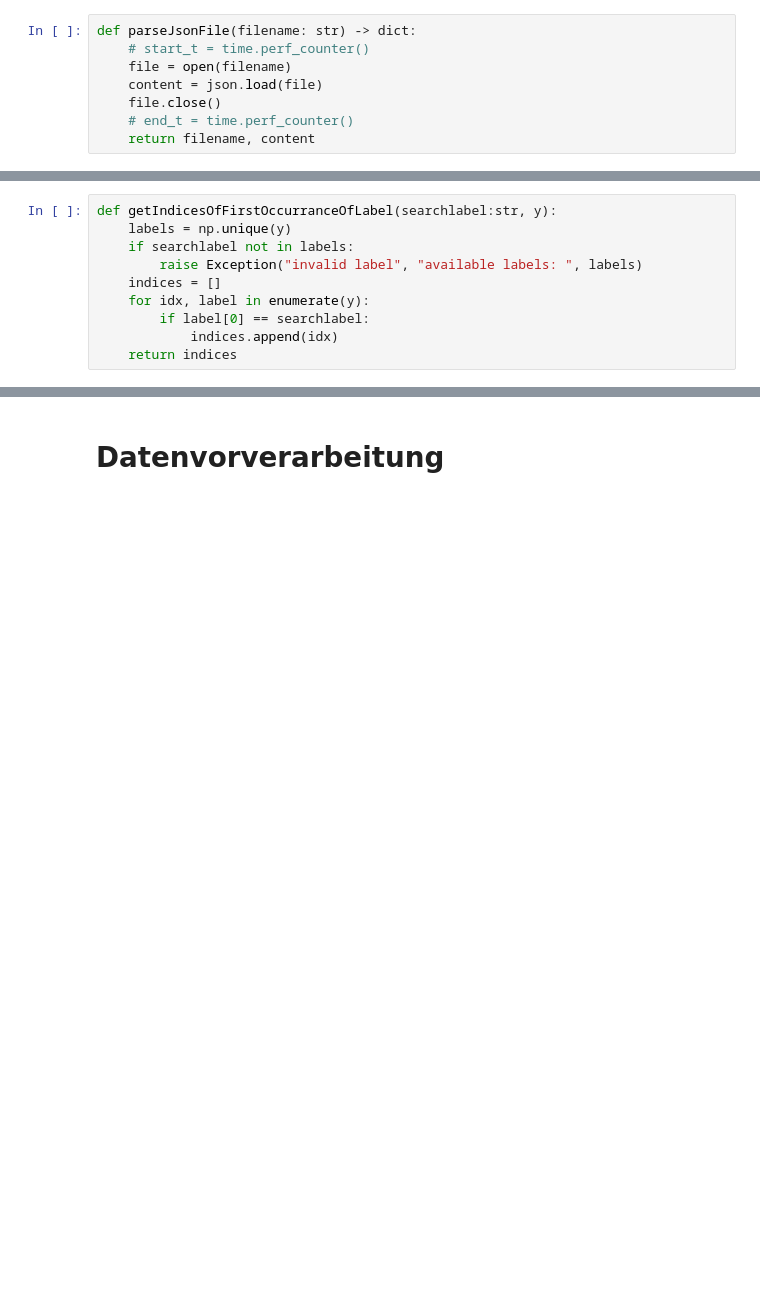
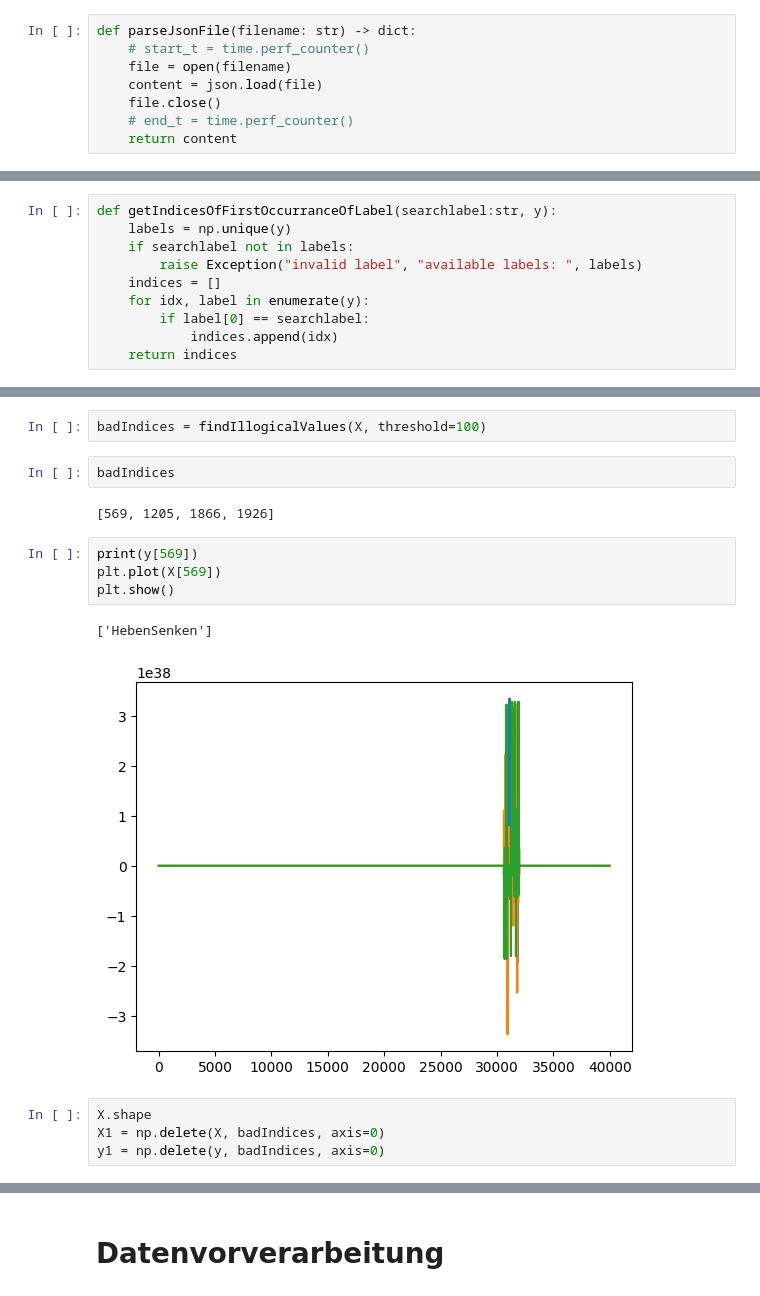
Before and after one commit to WittmannJ/aiot4logistics, a Jupyter notebook: notebooks/first.ipynb, the cells around one changed output, grey strips where cells are left out. Cells and saved outputs as stored; diff of their text form; blank space fills up the shorter version.

```diff
--- a/notebooks/first.ipynb
+++ b/notebooks/first.ipynb
@@ -25,7 +28,7 @@ def parseJsonFile(filename: str) -> dict:
     content = json.load(file)
     file.close()
     # end_t = time.perf_counter()
-    return filename, content
+    return content
 # %%
 def parseJsonFiles(filenames: Iterable[str], processes = None, chunksize=None) -> dict:
     start_t = time.perf_counter()
@@ -124,0 +228,17 @@ plt.show()
+# %%
+badIndices = findIllogicalValues(X, threshold=100)
+# %%
+badIndices
+# %% [output]
+[569, 1205, 1866, 1926]
+# %%
+print(y[569])
+plt.plot(X[569])
+plt.show()
+# %% [output]
+['HebenSenken']
+[figure, added]
+# %%
+X.shape
+X1 = np.delete(X, badIndices, axis=0)
+y1 = np.delete(y, badIndices, axis=0)
```
Also changed, not shown: parts of 32 cells of this notebook, 1 other file.
